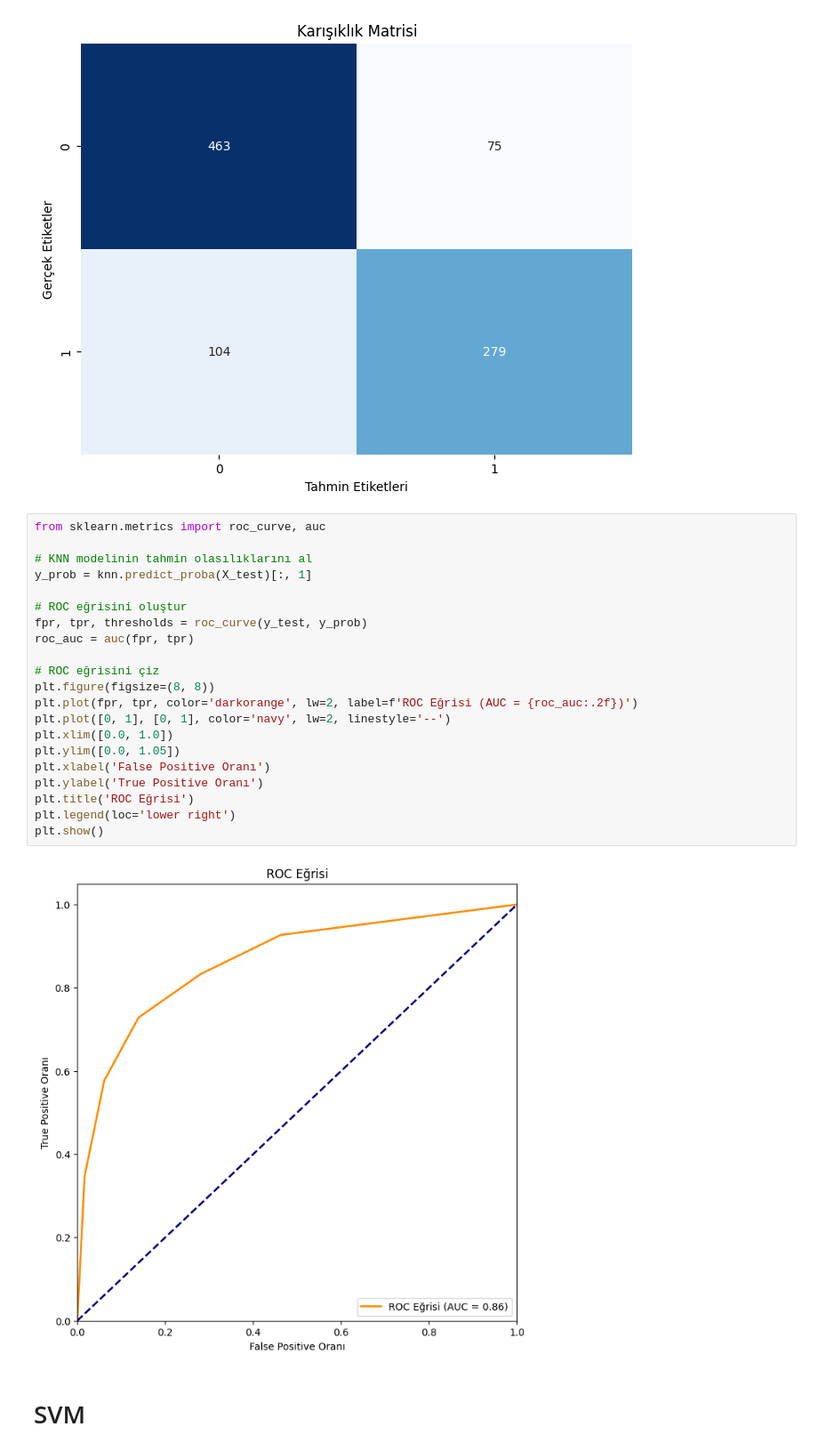
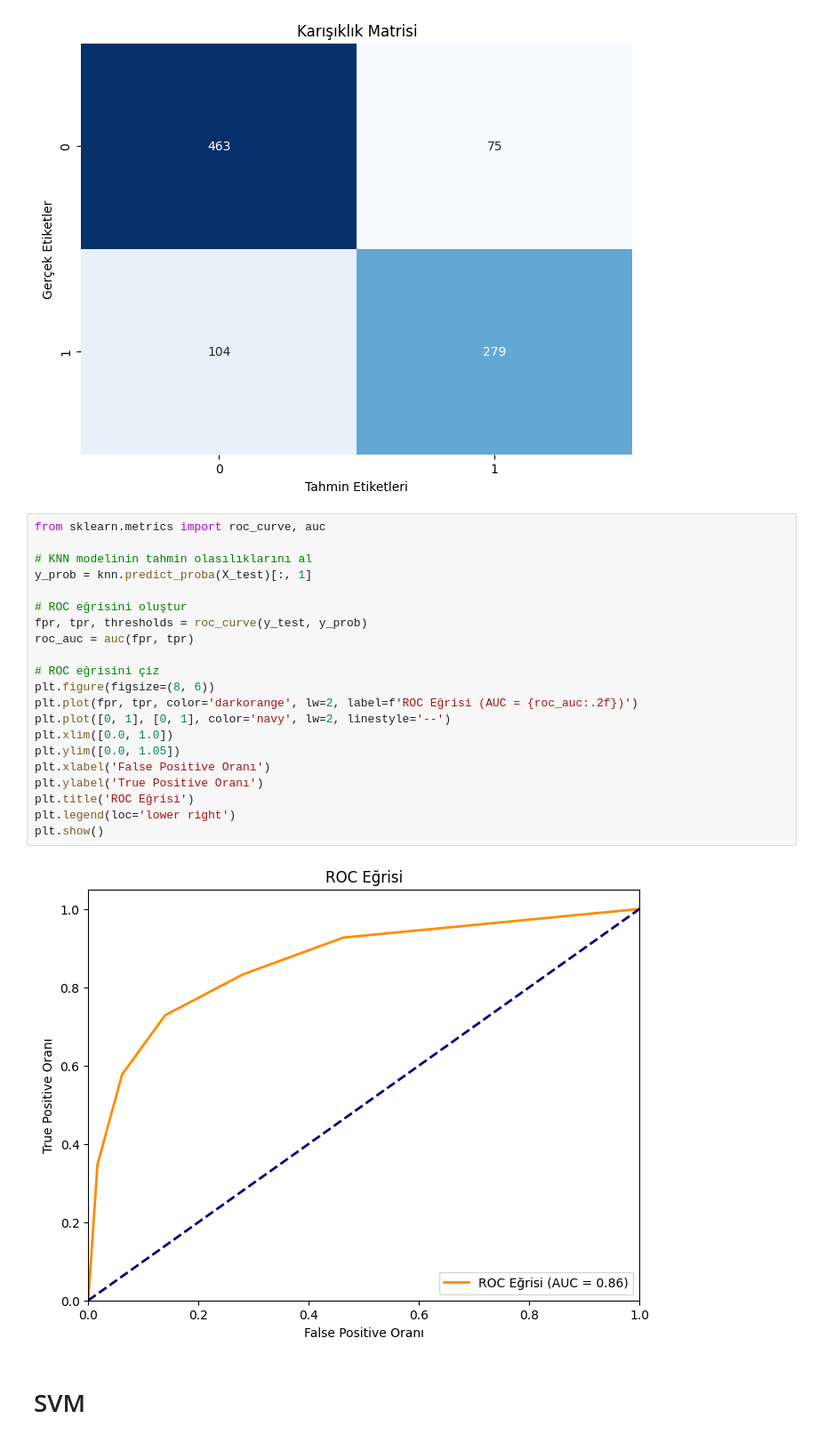
Before and after one commit to denizdagli/SpamFilterML, a Jupyter notebook: SpamFilterML.ipynb, the cells around one changed output. Shown at 89% size. Cells and saved outputs as stored; diff of their text form.

```diff
--- a/SpamFilterML.ipynb
+++ b/SpamFilterML.ipynb
@@ -234,26 +234,26 @@ Passing `palette` without assigning `hue` is deprecated and will be removed in v
 # %%
 from sklearn.metrics import roc_curve, auc
 
 # KNN modelinin tahmin olasılıklarını al
 y_prob = knn.predict_proba(X_test)[:, 1]
 
 # ROC eğrisini oluştur
 fpr, tpr, thresholds = roc_curve(y_test, y_prob)
 roc_auc = auc(fpr, tpr)
 
 # ROC eğrisini çiz
-plt.figure(figsize=(8, 8))
+plt.figure(figsize=(8, 6))
 plt.plot(fpr, tpr, color='darkorange', lw=2, label=f'ROC Eğrisi (AUC = {roc_auc:.2f})')
 plt.plot([0, 1], [0, 1], color='navy', lw=2, linestyle='--')
 plt.xlim([0.0, 1.0])
 plt.ylim([0.0, 1.05])
 plt.xlabel('False Positive Oranı')
 plt.ylabel('True Positive Oranı')
 plt.title('ROC Eğrisi')
 plt.legend(loc='lower right')
 plt.show()
 # %% [output]
-[figure, old version]
+[figure, new version]
 # %% [markdown]
 # SVM
 # %%
```
Also changed, not shown: parts of 6 cells of this notebook.
